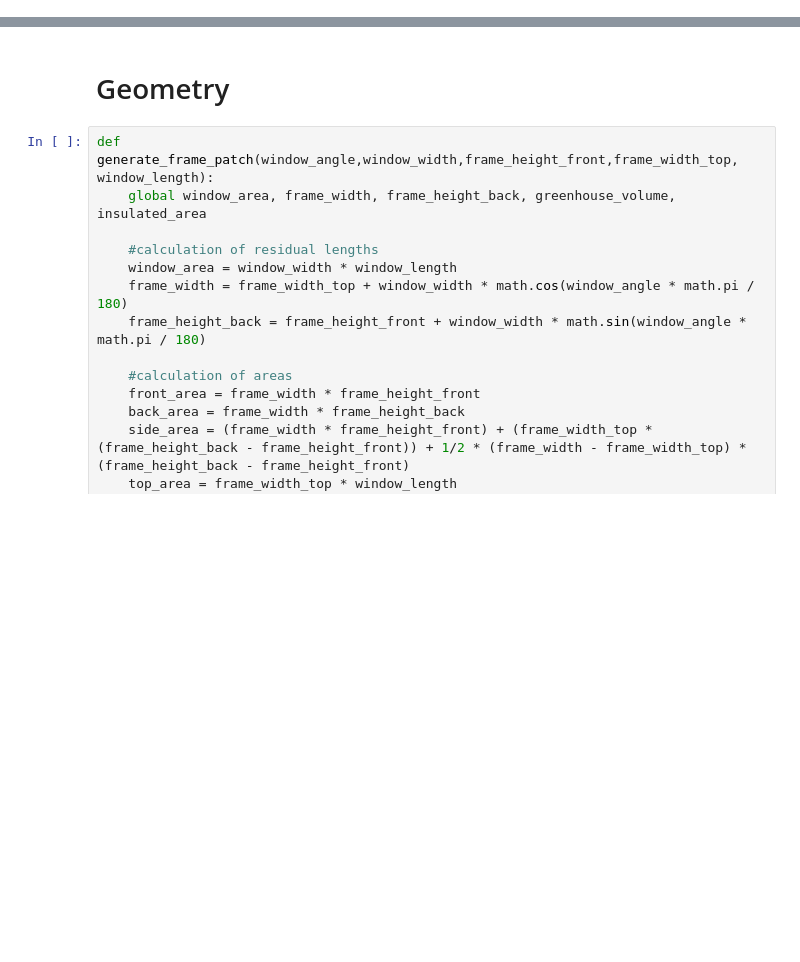
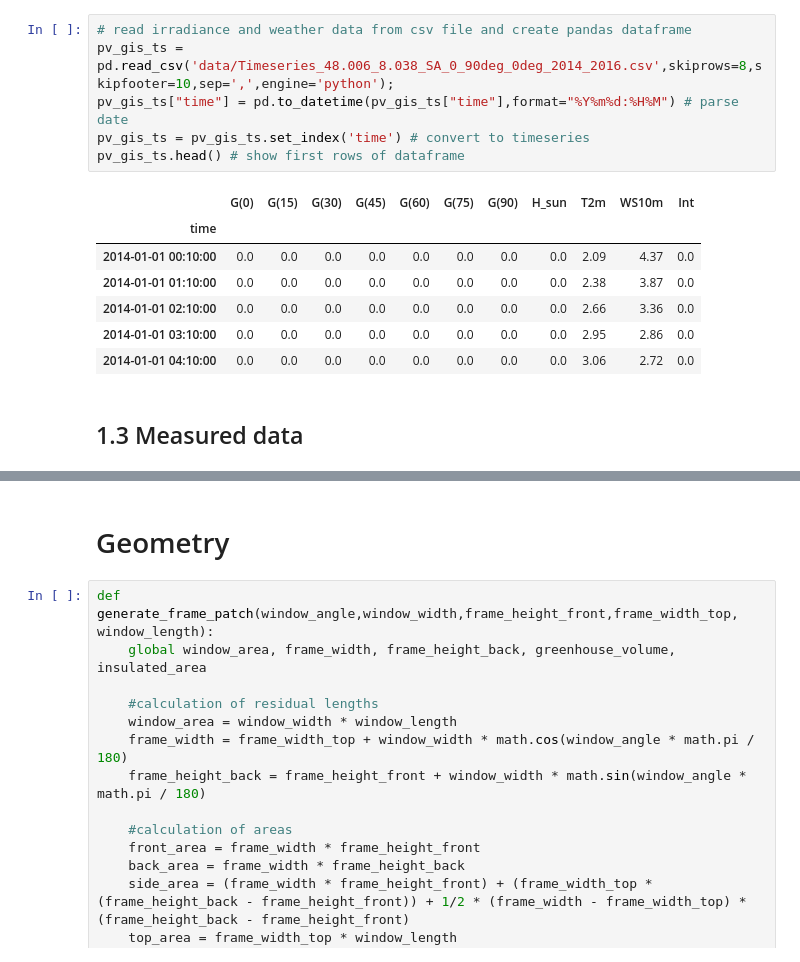
Before and after one commit to Taubenstrohhalm/SolarThermalColdframe, a Jupyter notebook: SolarThermalColdframe.ipynb, the cells around one changed output, grey strips where cells are left out. Drawn from its saved outputs; the diff is of its cells as text; blank space fills up the shorter version.

Commit message:
add: env and sensor data

```diff
--- a/SolarThermalColdframe.ipynb
+++ b/SolarThermalColdframe.ipynb
@@ -15,0 +27,16 @@ plt.rcParams['figure.figsize'] = [15, 4]
+# %%
+# read irradiance and weather data from csv file and create pandas dataframe
+pv_gis_ts = pd.read_csv('data/Timeseries_48.006_8.038_SA_0_90deg_0deg_2014_2016.csv',skiprows=8,skipfooter=10,sep=',',engine='python');
+pv_gis_ts["time"] = pd.to_datetime(pv_gis_ts["time"],format="%Y%m%d:%H%M") # parse date
+pv_gis_ts = pv_gis_ts.set_index('time') # convert to timeseries
+pv_gis_ts.head() # show first rows of dataframe
+# %% [output]
+|  | G(0) | G(15) | G(30) | G(45) | G(60) | G(75) | G(90) | H_sun | T2m | WS10m | Int |
+| time |  |  |  |  |  |  |  |  |  |  |  |
+| 2014-01-01 00:10:00 | 0.0 | 0.0 | 0.0 | 0.0 | 0.0 | 0.0 | 0.0 | 0.0 | 2.09 | 4.37 | 0.0 |
+| 2014-01-01 01:10:00 | 0.0 | 0.0 | 0.0 | 0.0 | 0.0 | 0.0 | 0.0 | 0.0 | 2.38 | 3.87 | 0.0 |
+| 2014-01-01 02:10:00 | 0.0 | 0.0 | 0.0 | 0.0 | 0.0 | 0.0 | 0.0 | 0.0 | 2.66 | 3.36 | 0.0 |
+| 2014-01-01 03:10:00 | 0.0 | 0.0 | 0.0 | 0.0 | 0.0 | 0.0 | 0.0 | 0.0 | 2.95 | 2.86 | 0.0 |
+| 2014-01-01 04:10:00 | 0.0 | 0.0 | 0.0 | 0.0 | 0.0 | 0.0 | 0.0 | 0.0 | 3.06 | 2.72 | 0.0 |
+# %% [markdown]
+## 1.3 Measured data
```
Also changed, not shown: parts of 15 cells of this notebook, 3 other files.
